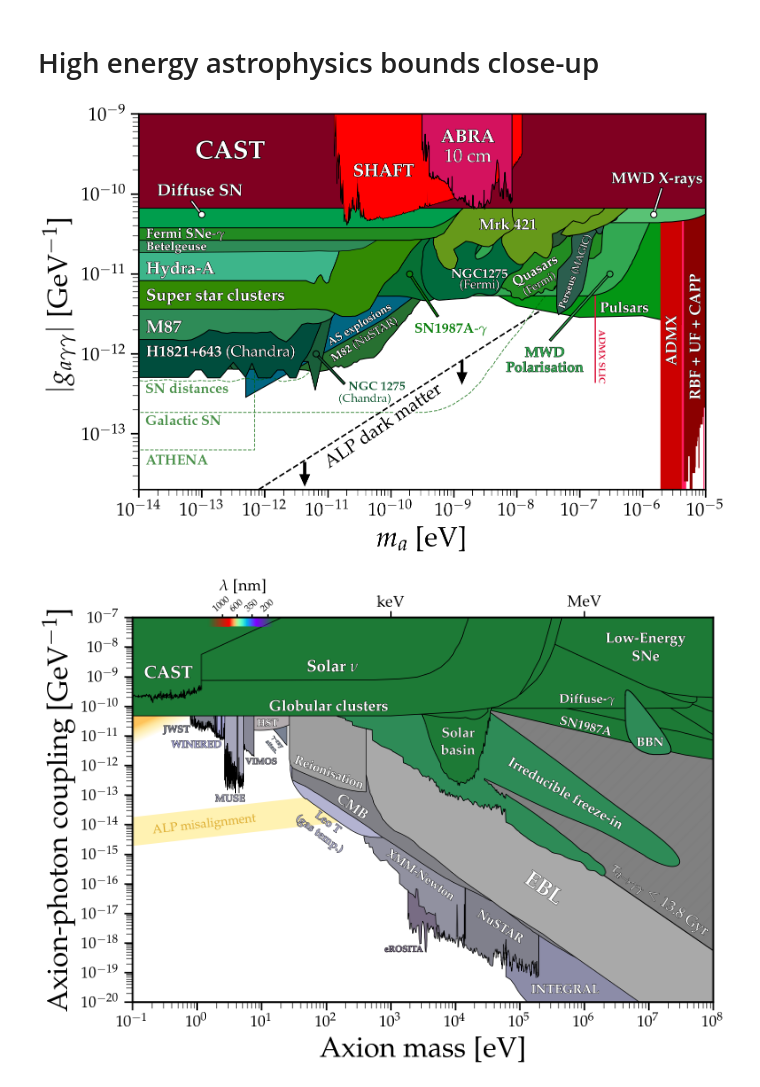
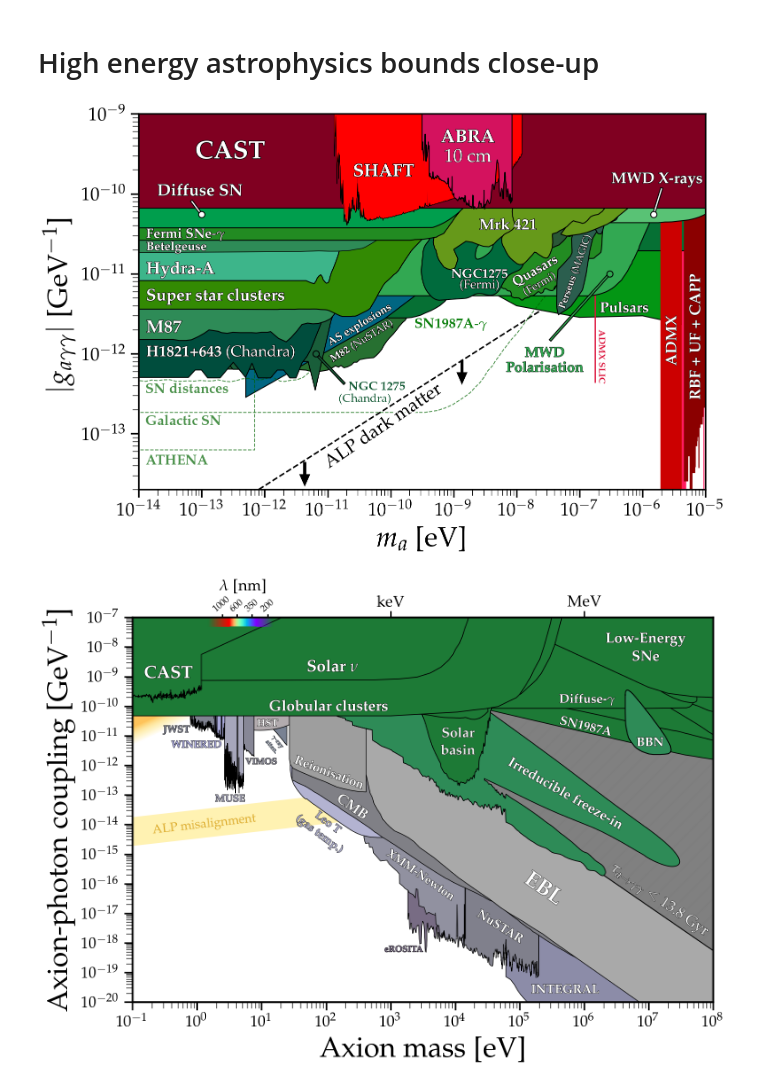
Before and after one commit to cajohare/AxionLimits, a Jupyter notebook: AxionPhoton_Closeups.ipynb, the cells around one changed output. Cells and saved outputs as stored; diff of their text form; code cells hidden in the pictures.

```diff
--- a/AxionPhoton_Closeups.ipynb
+++ b/AxionPhoton_Closeups.ipynb
@@ -332,7 +335,7 @@ plt.gcf().text(0.135,0.44,r'{\bf M87}',color='w',fontsize=29,rotation=0,rotation
 
 
 # M87
-plt.text(1.19e-11,0.84e-12,r'{\bf M82} (NuSTAR)',color='w',fontsize=18,rotation=31.5,rotation_mode='anchor',ha='left',va='center',path_effects=line_background(1.5,'k'))
+plt.text(1.15e-11,0.83e-12,r'{\bf M82} (NuSTAR)',color='w',fontsize=17,rotation=31.5,rotation_mode='anchor',ha='left',va='center',path_effects=line_background(1.5,'k'))
 
 
 
@@ -355,9 +358,9 @@ plt.plot(dat[:,0],dat[:,1],'--',color='darkgreen',lw=1.5,zorder=-0.01,alpha=0.7)
 plt.text(0.13e-13,1.4e-13,r'{\bf Galactic SN}',color='darkgreen',alpha=0.7,fontsize=23,rotation=0,zorder=0.0,rotation_mode='anchor',ha='left',va='center')
 
 # SN1987
-plt.text(0.24e-9,2e-12,r'{\bf SN1987A}-$\gamma$',color=[0.05, 0.5, 0.06],fontsize=23,rotation=0,rotation_mode='anchor',ha='left',va='center')
-plt.plot([0.55e-9,2e-10],[3e-12,1e-11],'-',lw=2,color=[0.05, 0.5, 0.06],path_effects=pek)
-plt.plot(2e-10,1e-11,'ko',lw=3,markersize=10,mfc=[0.05, 0.5, 0.06],mew=1.5)
+plt.text(0.24e-9,2.3e-12,r'{\bf SN1987A}-$\gamma$',color=[0.05, 0.5, 0.06],fontsize=23,rotation=0,rotation_mode='anchor',ha='left',va='center')
+# plt.plot([0.55e-9,2e-10],[3e-12,1e-11],'-',lw=2,color=[0.05, 0.5, 0.06],path_effects=pek)
+# plt.plot(2e-10,1e-11,'ko',lw=3,markersize=10,mfc=[0.05, 0.5, 0.06],mew=1.5)
 
 
 # Chandra
@@ -406,34 +409,34 @@ AxionPhoton.AxionStarExplosions(ax,text_on=False)
 plt.text(0.95e-11,1.27e-12,r'{\bf AS explosions',fontsize=18,color='w',rotation=31,path_effects=line_background(1.5,'k'))
 
 
 # ALP dark matter
 plt.arrow(0.567, 0.373, 0.00, -0.025, head_width=0.01, head_length=0.017, linewidth=4, color='k', length_includes_head=False,transform=fig.transFigure,figure=fig)
 plt.arrow(0.352, 0.164, 0.00, -0.025, head_width=0.01, head_length=0.017, linewidth=4, color='k', length_includes_head=False,transform=fig.transFigure,figure=fig)
 plt.gcf().text(0.375,0.155,r'ALP dark matter',fontsize=30,rotation=34,path_effects=line_background(6,'w'))
 dat = loadtxt("limit_data/AxionPhoton/ALP_CDM.txt")
 plt.plot(dat[:,0],dat[:,1],'k--',lw=2.5,zorder=-10,alpha=1)
 
 # Haloscopes
 AxionPhoton.ADMX(ax,text_on=False,zorder=0.05)
 AxionPhoton.RBF_UF(ax,text_on=False,zorder=0.05)
 AxionPhoton.ADMX_SLIC(ax,text_on=True,fs=15,text_shift=[0.9,1])
 AxionPhoton.CAPP(ax,text_on=False)
 AxionPhoton.SHAFT(ax,text_on=False,lw=1.0,edgealpha=1)
 AxionPhoton.ABRACADABRA(ax,text_on=False,lw=1.5,edgealpha=1)
 plt.text(2.3e-6,0.8e-12,r'{\bf ADMX}',color='w',rotation=90,fontsize=25,path_effects=line_background(1,'k'))
 plt.text(5.5e-6,0.3e-12,r'{\bf RBF + UF + CAPP}',color='w',rotation=90,fontsize=25,path_effects=line_background(1,'k'))
 plt.gcf().text(0.575,0.83,r'{\bf ABRA}',color='w',fontsize=30,rotation=0,rotation_mode='anchor',ha='center',va='center',path_effects=line_background(1.5,'k'))
 plt.gcf().text(0.575,0.79,r'10 cm',color='w',fontsize=30,rotation=0,rotation_mode='anchor',ha='center',va='center',path_effects=line_background(1,'k'))
 plt.gcf().text(0.46,0.76,r'{\bf SHAFT}',color='w',fontsize=29,rotation=0,rotation_mode='anchor',ha='center',va='center',path_effects=line_background(1.5,'k'))
 
 
 # MAGIC
 plt.text(4.5e-8,0.38e-11,r'{\bf Perseus} (MAGIC)',color='w',fontsize=16,rotation=70,path_effects=line_background(1.5,'k'))
 
 
 MySaveFig(fig,'AxionPhoton_AstroCloseUp')
 # %% [output]
-[figure, old version]
+[figure, new version]
 # %%
 import matplotlib as mpl
 from PlotFuncs import MySquarePlot,AxionPhoton,MySaveFig,UpperFrequencyAxis_Simple,col_alpha,FigSetup,line_background,PlotBound
```
Also changed, not shown: parts of 2 cells of this notebook, 44 other files.
